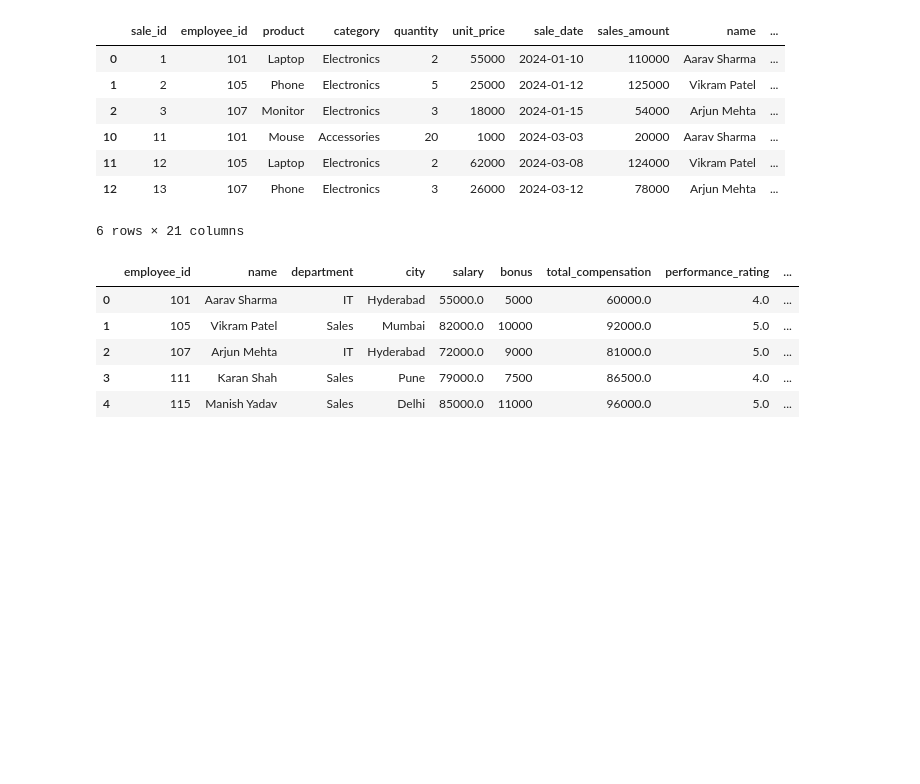
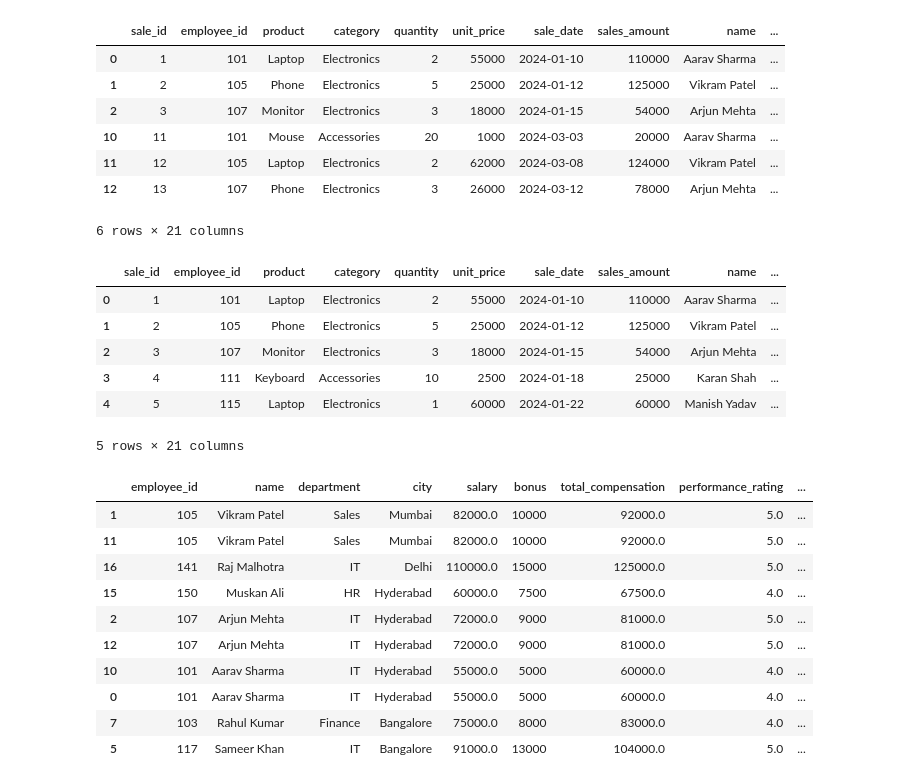
Before and after one commit to Vasista-G/GoogleCollab_Python, a Jupyter notebook: PandasLvL3/PandasLvL3Practice.ipynb, the cells around one changed output. Cells and saved outputs as stored; diff of their text form; code cells hidden in the pictures; blank space fills up the shorter version.

```diff
--- a/PandasLvL3/PandasLvL3Practice.ipynb
+++ b/PandasLvL3/PandasLvL3Practice.ipynb
@@ -692,22 +685,33 @@ emp_performance["average_transaction_value"] = emp_performance["sales_amount"] /
-# %%
-emp_performance = (
-    emp_performance[
-    ["employee_id", "name", "department",
-     "city", "salary", "bonus",
-     "total_compensation", "performance_rating","performance_level",
-     "number_of_transactions",
-     "average_transaction_value", "dept_avg_salary",
-     "dept_avg_sales", "salary_difference",
-     "sales_difference"
-    ]
-    ]
-)
 # %%
 emp_performance.head()
 # %% [output]
-|  | employee_id | name | department | city | salary | bonus | total_compensation | performance_rating | ... |
-| 0 | 101 | Aarav Sharma | IT | Hyderabad | 55000.0 | 5000 | 60000.0 | 4.0 | ... |
-| 1 | 105 | Vikram Patel | Sales | Mumbai | 82000.0 | 10000 | 92000.0 | 5.0 | ... |
-| 2 | 107 | Arjun Mehta | IT | Hyderabad | 72000.0 | 9000 | 81000.0 | 5.0 | ... |
-| 3 | 111 | Karan Shah | Sales | Pune | 79000.0 | 7500 | 86500.0 | 4.0 | ... |
-| 4 | 115 | Manish Yadav | Sales | Delhi | 85000.0 | 11000 | 96000.0 | 5.0 | ... |
+|  | sale_id | employee_id | product | category | quantity | unit_price | sale_date | sales_amount | name | ... |
+| 0 | 1 | 101 | Laptop | Electronics | 2 | 55000 | 2024-01-10 | 110000 | Aarav Sharma | ... |
+| 1 | 2 | 105 | Phone | Electronics | 5 | 25000 | 2024-01-12 | 125000 | Vikram Patel | ... |
+| 2 | 3 | 107 | Monitor | Electronics | 3 | 18000 | 2024-01-15 | 54000 | Arjun Mehta | ... |
+| 3 | 4 | 111 | Keyboard | Accessories | 10 | 2500 | 2024-01-18 | 25000 | Karan Shah | ... |
+| 4 | 5 | 115 | Laptop | Electronics | 1 | 60000 | 2024-01-22 | 60000 | Manish Yadav | ... |
+5 rows × 21 columns
+# %%
+emp_performance["dept_avg_salary"] = emp_performance.groupby("department")["salary"].transform("mean")
+emp_performance["dept_avg_sales"] = emp_performance.groupby("department")["sales_amount"].transform("mean")
+emp_performance["salary_difference"] = emp_performance["salary"] - emp_performance["dept_avg_salary"]
+emp_performance["sales_difference"] = emp_performance["sales_amount"] - emp_performance["dept_avg_sales"]
+emp_performance["total_compensation"] = emp_performance["salary"] + emp_performance["bonus"]
+emp_performance["performance_level"] = emp_performance["performance_rating"].map({1:"Poor", 2:"Below Average", 3:"Average",  4:"Good", 5:"Excellent"})
+emp_performance["number_of_transactions"] = emp_performance.groupby("employee_id")["sales_amount"].transform("count")
+emp_performance["average_transaction_value"] = emp_performance["sales_amount"] / emp_performance["number_of_transactions"]
+emp_performance["total_sales"] = emp_performance.groupby("employee_id")["sales_amount"].transform("sum")
+# %%
+emp_performance = (
+    emp_performance[
+    ["employee_id", "name", "department",
+     "city", "salary", "bonus",
+     "total_compensation", "performance_rating","performance_level",
+     "number_of_transactions",
+     "average_transaction_value", "dept_avg_salary",
+     "dept_avg_sales", "salary_difference",
+     "sales_difference","total_sales","product"
+    ]
+    ]
+)
@@ -713,0 +722,16 @@ emp_performance.head()
+# %%
+#Identify Top 1- employees based on total sales
+
+emp_performance.sort_values(by = "total_sales", ascending = False).nlargest(10,"total_sales")
+# %% [output]
+|  | employee_id | name | department | city | salary | bonus | total_compensation | performance_rating | ... |
+| 1 | 105 | Vikram Patel | Sales | Mumbai | 82000.0 | 10000 | 92000.0 | 5.0 | ... |
+| 11 | 105 | Vikram Patel | Sales | Mumbai | 82000.0 | 10000 | 92000.0 | 5.0 | ... |
+| 16 | 141 | Raj Malhotra | IT | Delhi | 110000.0 | 15000 | 125000.0 | 5.0 | ... |
+| 15 | 150 | Muskan Ali | HR | Hyderabad | 60000.0 | 7500 | 67500.0 | 4.0 | ... |
+| 2 | 107 | Arjun Mehta | IT | Hyderabad | 72000.0 | 9000 | 81000.0 | 5.0 | ... |
+| 12 | 107 | Arjun Mehta | IT | Hyderabad | 72000.0 | 9000 | 81000.0 | 5.0 | ... |
+| 10 | 101 | Aarav Sharma | IT | Hyderabad | 55000.0 | 5000 | 60000.0 | 4.0 | ... |
+| 0 | 101 | Aarav Sharma | IT | Hyderabad | 55000.0 | 5000 | 60000.0 | 4.0 | ... |
+| 7 | 103 | Rahul Kumar | Finance | Bangalore | 75000.0 | 8000 | 83000.0 | 4.0 | ... |
+| 5 | 117 | Sameer Khan | IT | Bangalore | 91000.0 | 13000 | 104000.0 | 5.0 | ... |
```
Also changed, not shown: parts of 4 cells of this notebook.
